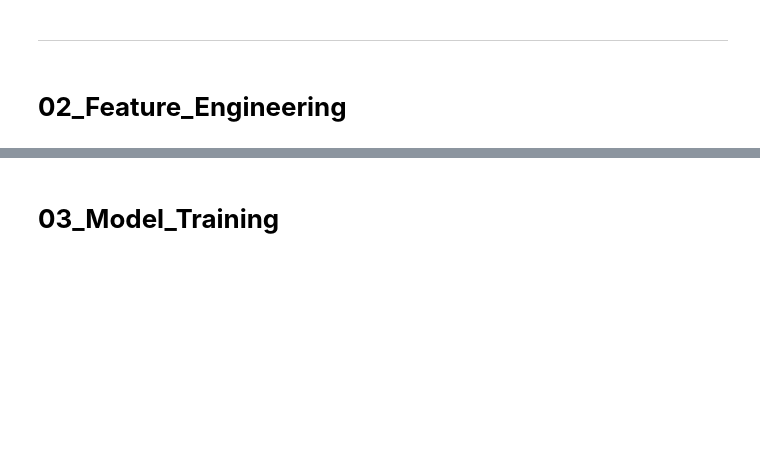
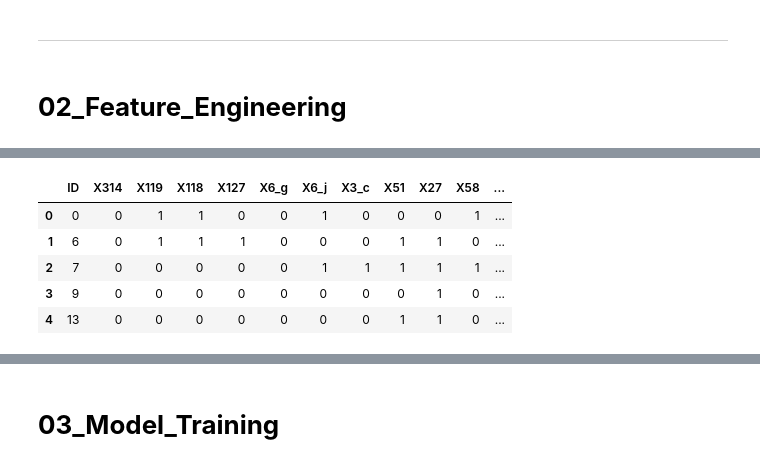
Before and after one commit to egoitzaulestia/___AI-BIG-DATA___, a Jupyter notebook: 03-Modelos-de-IA/08-EXAMEN-ML/mercedes-benz-greener-manufacturing/notebooks/Mercedes-Benz.ipynb, the cells around one changed output, grey strips where cells are left out. Saved outputs shown, nothing was run; the diff lists cells and outputs as text; code cells hidden in the pictures; blank space fills up the shorter version.

```diff
--- a/03-Modelos-de-IA/08-EXAMEN-ML/mercedes-benz-greener-manufacturing/notebooks/Mercedes-Benz.ipynb
+++ b/03-Modelos-de-IA/08-EXAMEN-ML/mercedes-benz-greener-manufacturing/notebooks/Mercedes-Benz.ipynb
@@ -310,0 +488,9 @@ Index(['ID', 'y', 'X0', 'X1', 'X2', 'X3', 'X4', 'X5', 'X6', 'X8',
+# %%
+train_final.head()
+# %% [output]
+|  | ID | X314 | X119 | X118 | X127 | X6_g | X6_j | X3_c | X51 | X27 | X58 | ... |
+| 0 | 0 | 0 | 1 | 1 | 0 | 0 | 1 | 0 | 0 | 0 | 1 | ... |
+| 1 | 6 | 0 | 1 | 1 | 1 | 0 | 0 | 0 | 1 | 1 | 0 | ... |
+| 2 | 7 | 0 | 0 | 0 | 0 | 0 | 1 | 1 | 1 | 1 | 1 | ... |
+| 3 | 9 | 0 | 0 | 0 | 0 | 0 | 0 | 0 | 0 | 1 | 0 | ... |
+| 4 | 13 | 0 | 0 | 0 | 0 | 0 | 0 | 0 | 1 | 1 | 0 | ... |
```
Also changed, not shown: parts of 33 cells of this notebook, 11 other files.
